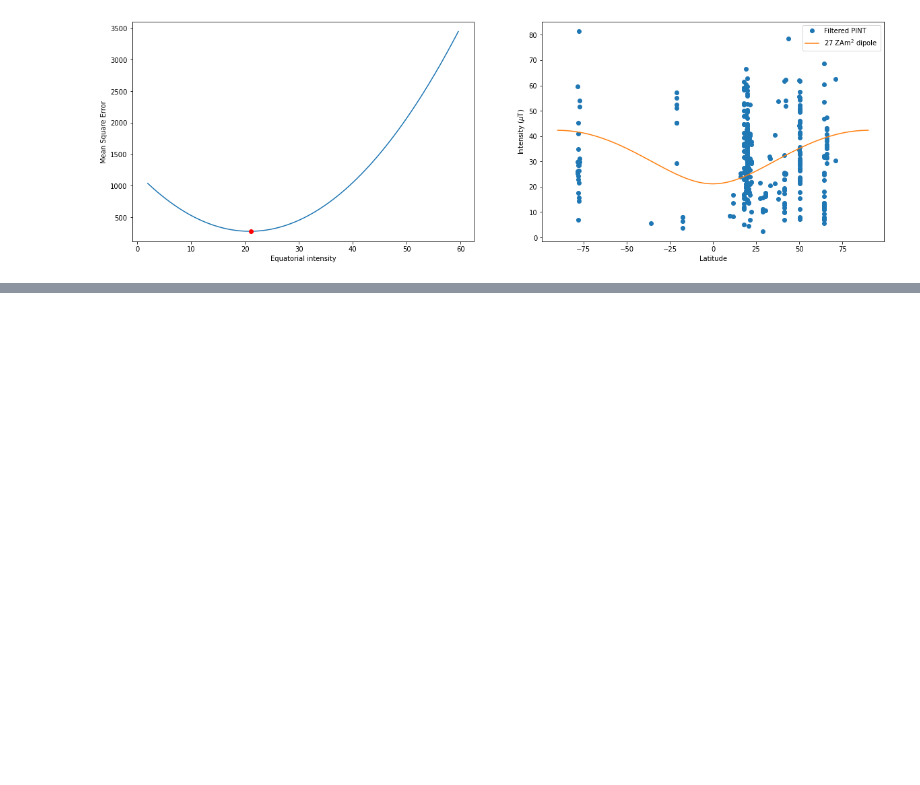
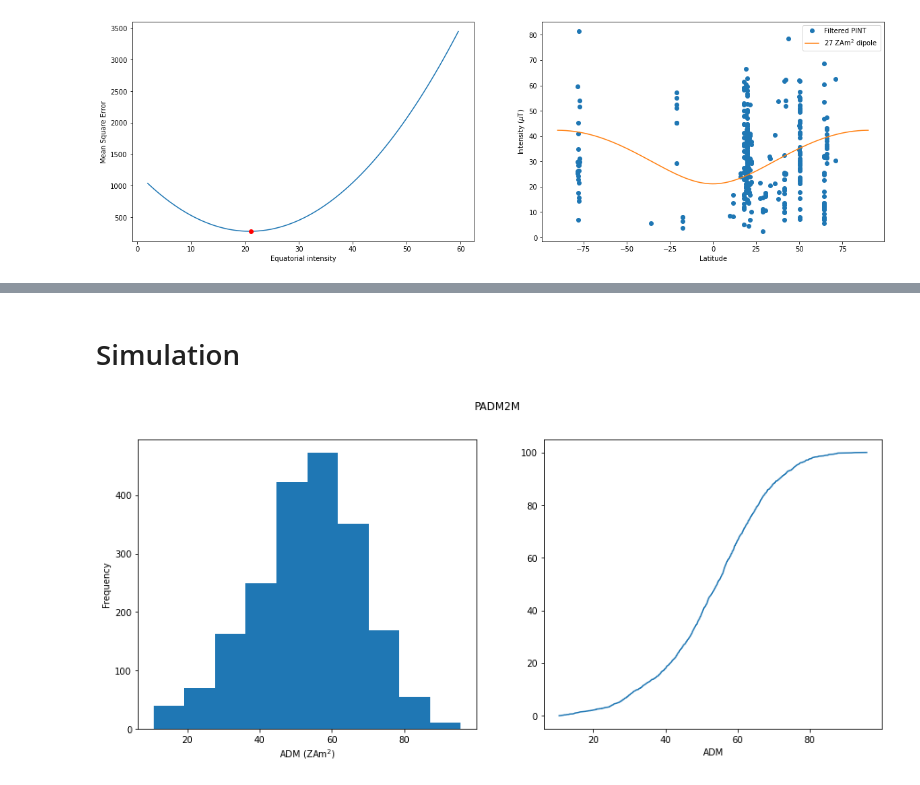
Before and after one commit to hfa2105/Golan_Heights_Analysis, a Jupyter notebook: Asefaw_GH_Analysis.ipynb, the cells around one changed output, grey strips where cells are left out. Saved outputs shown, nothing was run; the diff lists cells and outputs as text; code cells hidden in the pictures; blank space fills up the shorter version.

```diff
--- a/Asefaw_GH_Analysis.ipynb
+++ b/Asefaw_GH_Analysis.ipynb
@@ -331,0 +369,23 @@ fig.show(width=1000)
+# %% [markdown]
+# Simulation
+# %%
+# use padm2m to create a distribution of g01 terms
+padm2m =pd.read_csv("../Data/stackData/padm2m/padm2m.adms.1k", header = None, delim_whitespace = True)
+padm2m.columns = ['age', 'ADM', "derivative", "second_derivative"]
+padm2m['ADM']*=10
+
+
+plt.figure(14, (15,6))
+
+plt.subplot(121)
+plt.hist(padm2m ['ADM'])
+plt.xlabel("ADM (ZAm$^2$)")
+plt.ylabel("Frequency")
+
+plt.subplot(122)
+plt.plot(sorted(padm2m['ADM'].values), np.linspace(0,100, padm2m['age'].size))
+plt.xlabel('ADM')
+
+plt.suptitle("PADM2M");
+# %% [output]
+[figure, added]
```
Also changed, not shown: parts of 12 cells of this notebook.
